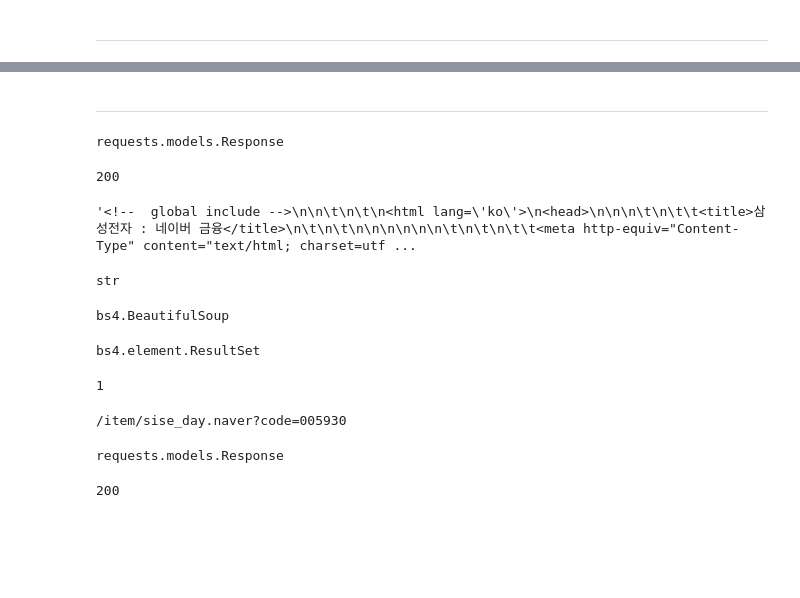
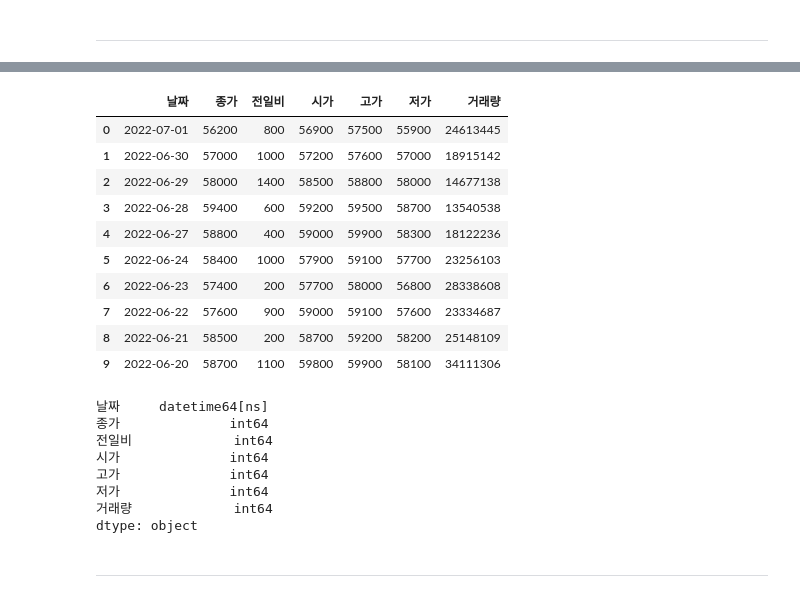
Before and after one commit to likejunil/python, a Jupyter notebook: 03.crawling/Untitled.ipynb, the cells around one changed output, grey strips where cells are left out. Saved outputs shown, nothing was run; the diff lists cells and outputs as text; code cells hidden in the pictures; blank space fills up the shorter version.

```diff
--- a/03.crawling/Untitled.ipynb
+++ b/03.crawling/Untitled.ipynb
@@ -192,0 +207,4 @@ show_elements(soup.find("div", class_='second', attrs={'id': 'grape'}).find_all(
+# %%
+df1 = df.set_index(DATE)
+df1.dtypes
+df1.head()
@@ -193,49 +226,26 @@ show_elements(soup.find("div", class_='second', attrs={'id': 'grape'}).find_all(
+# %%
+df2 = df1.reset_index()
+df2
+df2.dtypes
+# %% [output]
+|  | 날짜 | 종가 | 전일비 | 시가 | 고가 | 저가 | 거래량 |
+| 0 | 2022-07-01 | 56200 | 800 | 56900 | 57500 | 55900 | 24613445 |
+| 1 | 2022-06-30 | 57000 | 1000 | 57200 | 57600 | 57000 | 18915142 |
+| 2 | 2022-06-29 | 58000 | 1400 | 58500 | 58800 | 58000 | 14677138 |
+| 3 | 2022-06-28 | 59400 | 600 | 59200 | 59500 | 58700 | 13540538 |
+| 4 | 2022-06-27 | 58800 | 400 | 59000 | 59900 | 58300 | 18122236 |
+| 5 | 2022-06-24 | 58400 | 1000 | 57900 | 59100 | 57700 | 23256103 |
+| 6 | 2022-06-23 | 57400 | 200 | 57700 | 58000 | 56800 | 28338608 |
+| 7 | 2022-06-22 | 57600 | 900 | 59000 | 59100 | 57600 | 23334687 |
+| 8 | 2022-06-21 | 58500 | 200 | 58700 | 59200 | 58200 | 25148109 |
+| 9 | 2022-06-20 | 58700 | 1100 | 59800 | 59900 | 58100 | 34111306 |
+날짜     datetime64[ns]
+종가              int64
+전일비             int64
+시가              int64
+고가              int64
+저가              int64
+거래량             int64
+dtype: object
 # %% [markdown]
 ---
-# %%
-headers = {
-    'referer': 'https://finance.naver.com/item/main.naver?code=005930',
-    'user-agent': 'Mozilla/5.0 (Macintosh; Intel Mac OS X 10_15_7) AppleWebKit/537.36 (KHTML, like Gecko) Chrome/102.0.5005.61 Safari/537.36'
-}
-
-res = requests.get(
-    url = "https://finance.naver.com/item/sise.naver?code=005930",
-    headers = headers
-)
-
-type(res)
-res.status_code
-# %% [output]
-requests.models.Response
-200
-# %%
-res.text
-type(res.text)
-# %% [output]
-'<!--  global include -->\n\n\t\n\t\n<html lang=\'ko\'>\n<head>\n\n\n\t\n\t\t<title>삼성전자 : 네이버 금융</title>\n\t\n\t\n\n\n\n\n\n\t\n\t\n\t\t<meta http-equiv="Content-Type" content="text/html; charset=utf ...
-str
-# %%
-soup1 = bs4.BeautifulSoup(res.text, 'html.parser')
-type(soup1)
-# %% [output]
-bs4.BeautifulSoup
-# %%
-# res = soup.select("table > tbody > tr[onmouseover='mouseOver(this)']")
-res = soup1.find_all("iframe", {'name': 'day', 'title': '일별 시세'})
-type(res)
-len(res)
-
-src = res[0]['src']
-print(src)
-res = requests.get(
-    url = "https://finance.naver.com" + src,
-    headers = headers
-)
-type(res)
-res.status_code
-# %% [output]
-bs4.element.ResultSet
-1
-/item/sise_day.naver?code=005930
-requests.models.Response
-200
```
Also changed, not shown: parts of 58 cells of this notebook, 2 other files.
